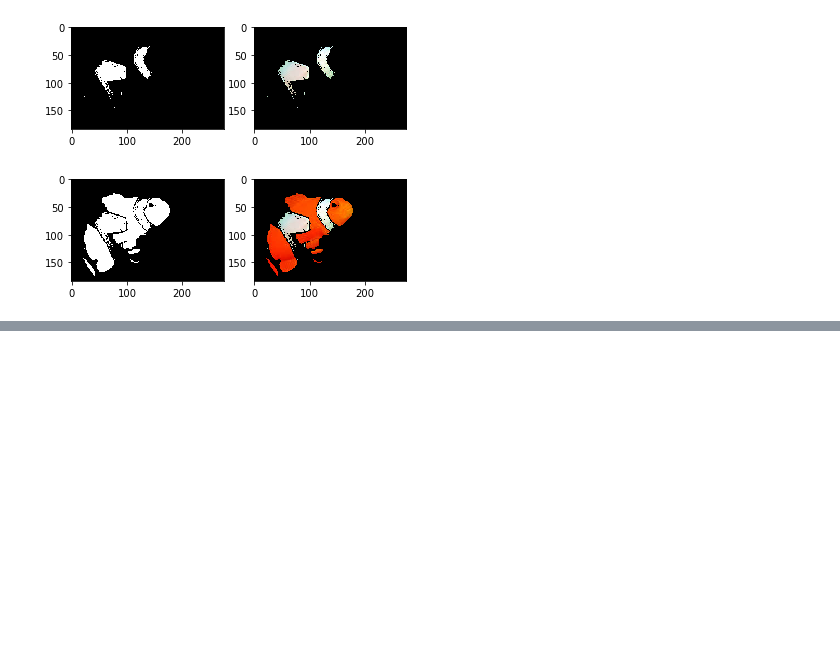
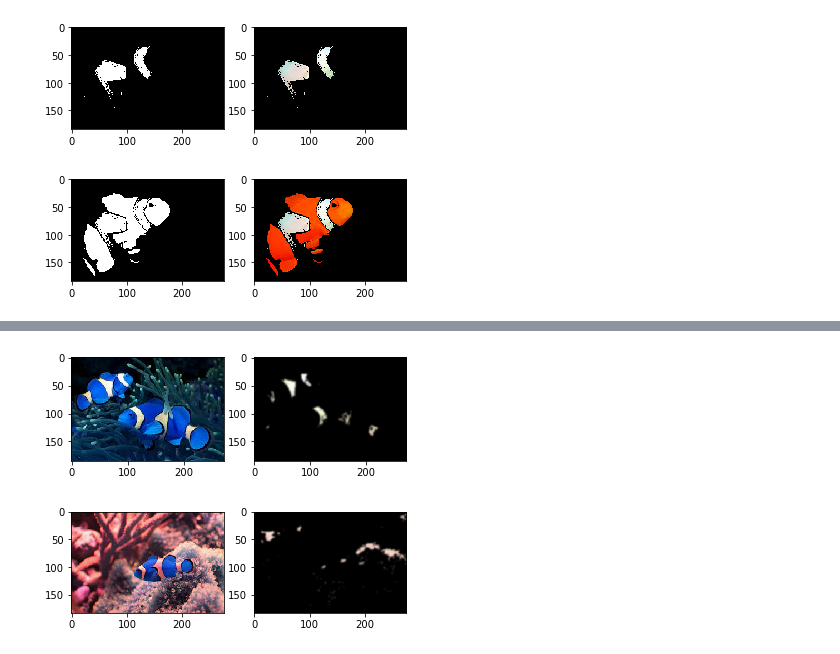
Before and after one commit to FelipeAmaral13/EstudosVisaoComp, a Jupyter notebook: Color Segmetation/SimpleColorSegmetation.ipynb, the cells around one changed output, grey strips where cells are left out. Drawn from its saved outputs; the diff is of its cells as text; code cells hidden in the pictures; blank space fills up the shorter version.

```diff
--- a/Color Segmetation/SimpleColorSegmetation.ipynb
+++ b/Color Segmetation/SimpleColorSegmetation.ipynb
@@ -110,0 +153,40 @@ error: OpenCV(4.3.0) /io/opencv/modules/imgproc/src/color.cpp:182: error: (-215:
+# %%
+def segment(image):
+    ''' Attempts to segment the clownfish out of the provided image '''
+
+    # Convert the image into HSV
+    hsv_image = cv2.cvtColor(image, cv2.COLOR_RGB2HSV)
+
+    # Set the orange range
+    light_orange = (1, 190, 200)
+    dark_orange = (18, 255, 255)
+
+    # Apply the orange mask
+    mask = cv2.inRange(hsv_image, light_orange, dark_orange)
+
+    # Set a white range
+    light_white = (0, 0, 200)
+    dark_white = (145, 60, 255)
+
+    # Apply the white mask
+    mask_white = cv2.inRange(hsv_image, light_white, dark_white)
+
+    # Combine the two masks
+    final_mask = mask + mask_white
+    result = cv2.bitwise_and(image, image, mask=final_mask)
+
+    # Clean up the segmentation using a blur
+    blur = cv2.GaussianBlur(result, (7, 7), 0)
+    return blur
+# %%
+results = [segment(img) for img in images]
+# %%
+for i in range(1, 3):
+    plt.subplot(1, 2, 1)
+    plt.imshow(images[i])
+    plt.subplot(1, 2, 2)
+    plt.imshow(results[i])
+    plt.show()
+# %% [output]
+[figure, added]
+[figure, added]
```
Also changed, not shown: parts of 11 cells of this notebook.
